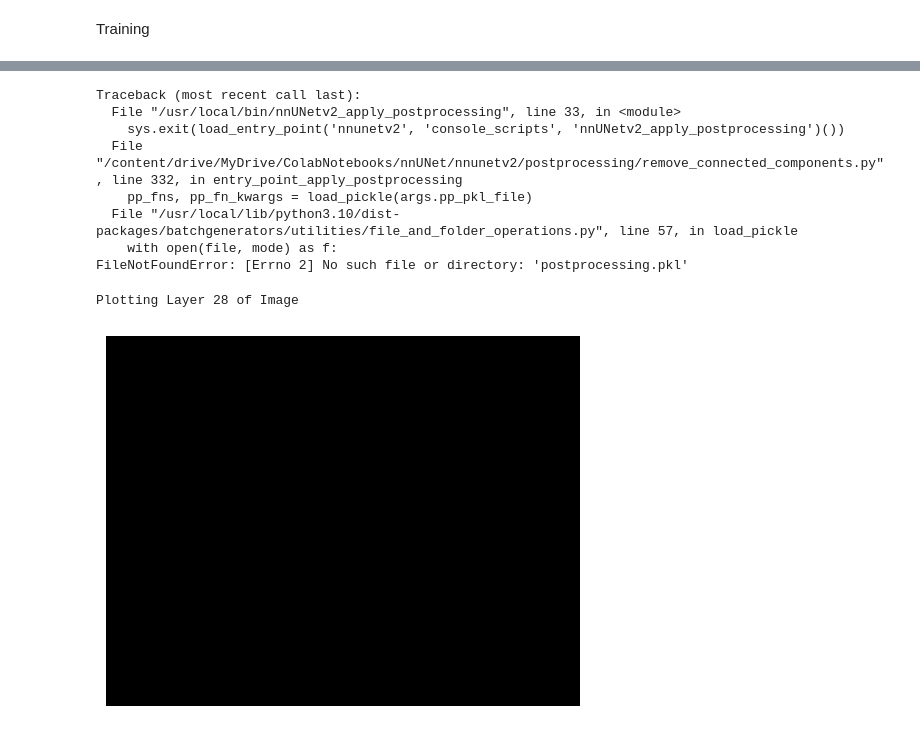
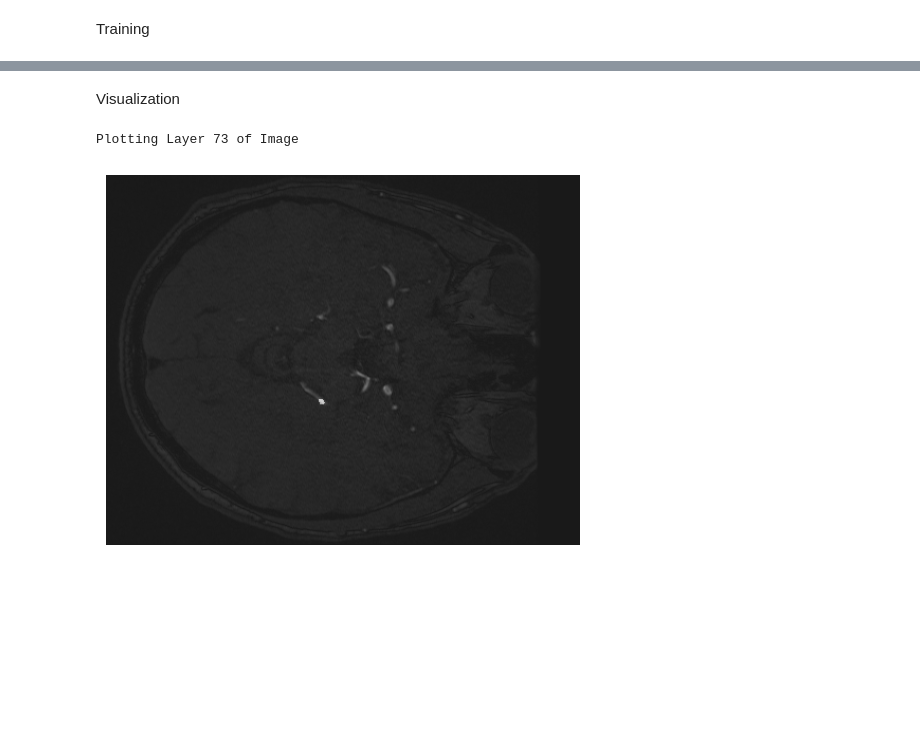
Before and after one commit to WengGeyu/NMA-DL, a Jupyter notebook: data_to_nnUNet.ipynb, the cells around one changed output, grey strips where cells are left out. Drawn from its saved outputs; the diff is of its cells as text; code cells hidden in the pictures; blank space fills up the shorter version.

```diff
--- a/data_to_nnUNet.ipynb
+++ b/data_to_nnUNet.ipynb
@@ -101,37 +67,33 @@ done with sub_043
-# %%
-! nnUNet_raw="/content/drive/MyDrive/ColabNotebooks/nnUNet/nnUNet_raw" \
-nnUNet_preprocessed="/content/drive/MyDrive/ColabNotebooks/nnUNet/nnUNet_preprocessed" \
-nnUNet_results="/content/drive/MyDrive/ColabNotebooks/nnUNet/nnUNet_results" \
-nnUNetv2_apply_postprocessing -i "/content/drive/MyDrive/ColabNotebooks/nnUNet/nnUNet_results/Dataset666_aneurysm/nnUNetTrainer__nnUNetPlans__2d/fold_0/predTs" -o "/content/drive/MyDrive/ColabNotebooks/nnUNet/nnUNet_results/Dataset666_aneurysm/nnUNetTrainer__nnUNetPlans__2d/fold_0/post" -pp_pkl_file postprocessing.pkl
-# %% [output]
-Traceback (most recent call last):
-  File "/usr/local/bin/nnUNetv2_apply_postprocessing", line 33, in <module>
-    sys.exit(load_entry_point('nnunetv2', 'console_scripts', 'nnUNetv2_apply_postprocessing')())
-  File "/content/drive/MyDrive/ColabNotebooks/nnUNet/nnunetv2/postprocessing/remove_connected_components.py", line 332, in entry_point_apply_postprocessing
-    pp_fns, pp_fn_kwargs = load_pickle(args.pp_pkl_file)
-  File "/usr/local/lib/python3.10/dist-packages/batchgenerators/utilities/file_and_folder_operations.py", line 57, in load_pickle
-    with open(file, mode) as f:
-FileNotFoundError: [Errno 2] No such file or directory: 'postprocessing.pkl'
+# %% [markdown]
+Visualization
 # %%
+import os
 import numpy as np
 import nibabel as nib
 import matplotlib.pyplot as plt
+import matplotlib.transforms as mtran
 
-input_path = "/content/drive/MyDrive/ColabNotebooks/nnUNet/nnUNet_results/Dataset666_aneurysm/nnUNetTrainer__nnUNetPlans__2d/fold_0/predTs"
-input_filename = os.path.join(input_path,'sub_013.nii.gz')
-image_obj = nib.load(input_filename)
+test_path = "/content/drive/MyDrive/ColabNotebooks/nnUNet/nnUNet_raw/Dataset666_aneurysm/imagesTr"
+pred_path = "/content/drive/MyDrive/ColabNotebooks/nnUNet/nnUNet_results/Dataset666_aneurysm/nnUNetTrainer__nnUNetPlans__2d/fold_0/predTs"
+test_filename = os.path.join(test_path,'sub_013_0000.nii.gz')
+pred_filename = os.path.join(pred_path,'sub_013.nii.gz')
+test_obj = nib.load(test_filename)
+pred_obj = nib.load(pred_filename)
 # Extract data as numpy ndarray
-image_data = image_obj.get_fdata()
+test_data = test_obj.get_fdata()
+pred_data = pred_obj.get_fdata()
 # Get the image shape
-height, width, depth = image_data.shape
+# height, width, depth = pred_data.shape
 # print(f"The image object has the following dimensions: height: {height}, width:{width}, depth:{depth}")
-# Select random layer number
-maxval = depth
-i = np.random.randint(0, maxval)
-# Define a channel to look at
-print(f"Plotting Layer {i} of Image")
-plt.imshow(image_data[:, :, i], cmap='gray')
-plt.axis('off');
-# %% [output]
-Plotting Layer 28 of Image
-[figure, removed]
+# %%
+# Select random layer number
+pred = np.asarray(np.nonzero(pred_data))
+i = pred[2, np.random.randint(0, np.size(pred,1))]
+# Define a channel to look at
+print(f"Plotting Layer {i} of Image")
+plt.imshow(test_data[:, :, i], cmap='gray', alpha=0.8)
+plt.imshow(pred_data[:, :, i], cmap='gray', alpha=0.5)
+plt.axis('off');
+# %% [output]
+Plotting Layer 73 of Image
+[figure, added]
```
Also changed, not shown: parts of 3 cells of this notebook.
